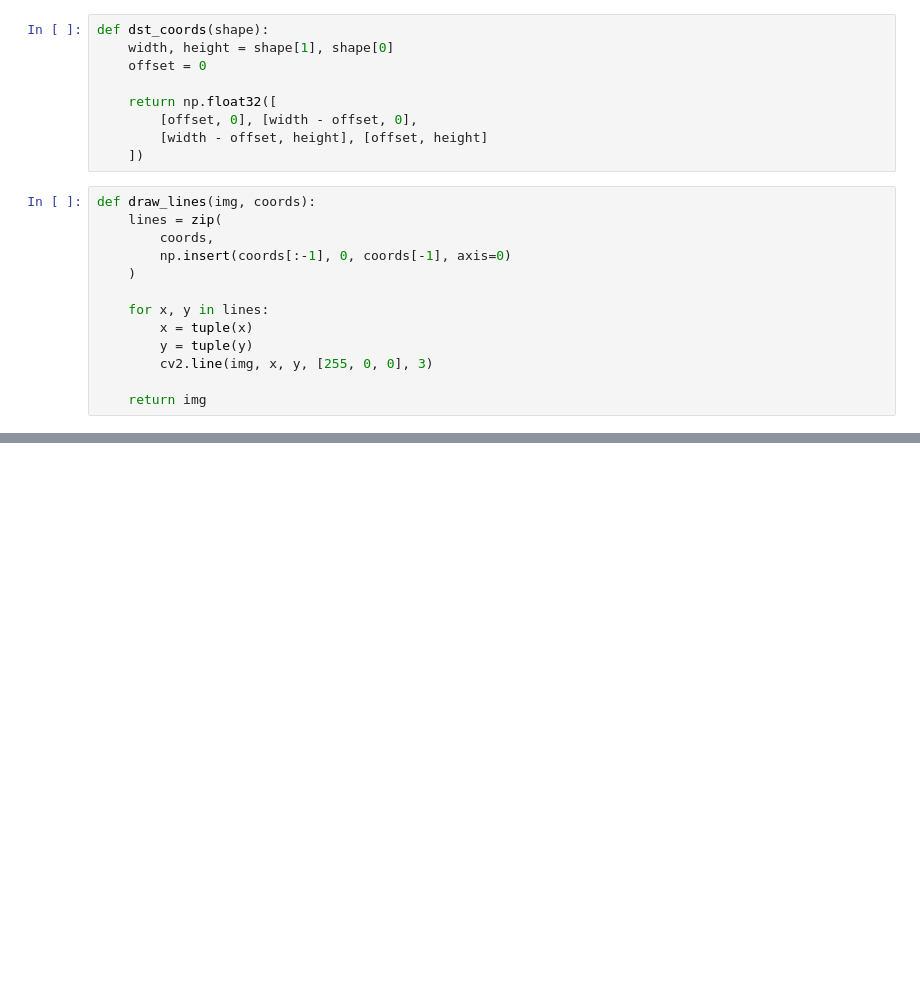
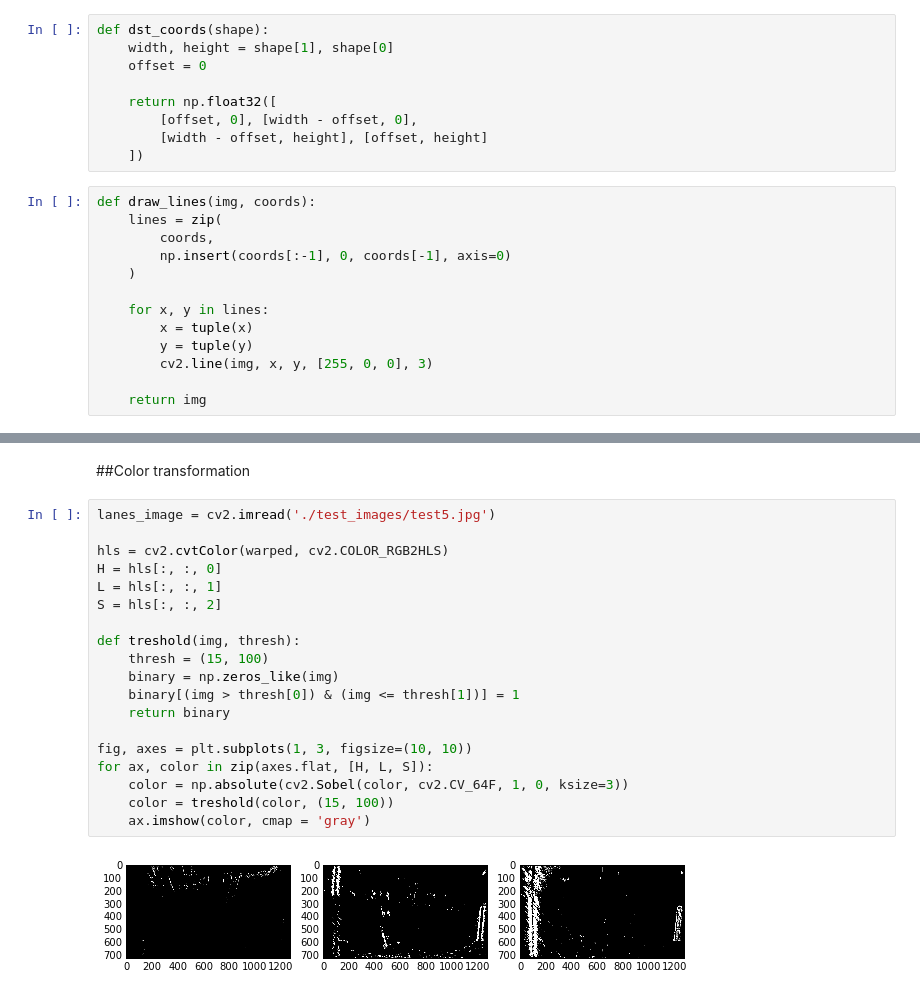
Before and after one commit to AlexanderKim/CarND-Advanced-Lane-Lines, a Jupyter notebook: Advanced Lane Finding.ipynb, the cells around one changed output, grey strips where cells are left out. Saved outputs shown, nothing was run; the diff lists cells and outputs as text; blank space fills up the shorter version.

```diff
--- a/Advanced Lane Finding.ipynb
+++ b/Advanced Lane Finding.ipynb
@@ -157,0 +158,23 @@ for ax, img in zip(axes.flat, [undistorted_lines, warped]):
+# %% [markdown]
+##Color transformation
+# %%
+lanes_image = cv2.imread('./test_images/test5.jpg')
+
+hls = cv2.cvtColor(warped, cv2.COLOR_RGB2HLS)
+H = hls[:, :, 0]
+L = hls[:, :, 1]
+S = hls[:, :, 2]
+
+def treshold(img, thresh):
+    thresh = (15, 100)
+    binary = np.zeros_like(img)
+    binary[(img > thresh[0]) & (img <= thresh[1])] = 1
+    return binary
+
+fig, axes = plt.subplots(1, 3, figsize=(10, 10))
+for ax, color in zip(axes.flat, [H, L, S]):
+    color = np.absolute(cv2.Sobel(color, cv2.CV_64F, 1, 0, ksize=3))
+    color = treshold(color, (15, 100))
+    ax.imshow(color, cmap = 'gray')
+# %% [output]
+[figure, added]
```
Also changed, not shown: parts of 2 cells of this notebook.
